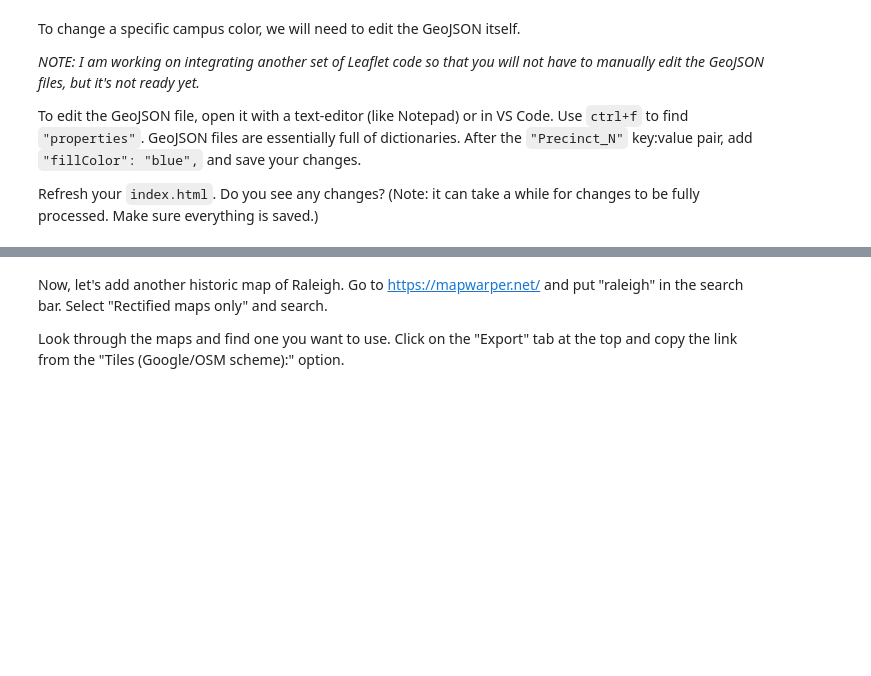
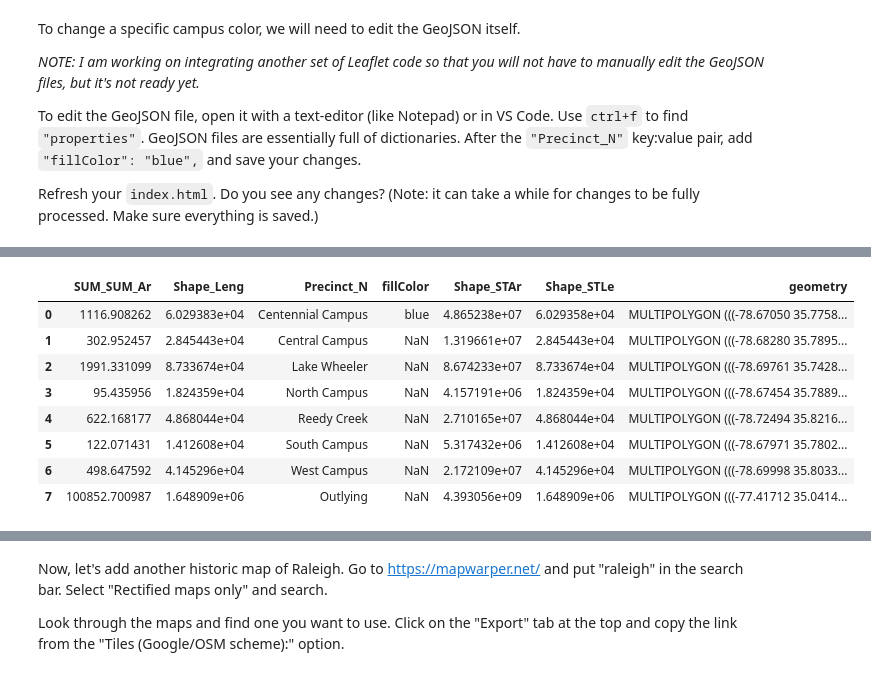
Before and after one commit to madisenwinters/week_12_storymap, a Jupyter notebook: storymap.ipynb, the cells around one changed output, grey strips where cells are left out. Drawn from its saved outputs; the diff is of its cells as text; code cells hidden in the pictures; blank space fills up the shorter version.

```diff
--- a/storymap.ipynb
+++ b/storymap.ipynb
@@ -637,0 +681,17 @@ wake_co.to_file('./geojson/wake_county_census_tracts.geojson', driver='GeoJSON')
+# %%
+# Add Wake county census tracts to your map for a chapter of your choice
+chapter_df = pd.read_csv('./csv/Chapters.csv')
+ncsu_campuses = gpd.read_file('./geojson/NCSU_campuses.geojson')
+meredith = gpd.read_file('./geojson/wake_county_census_tracts.geojson')
+
+ncsu_campuses
+# %% [output]
+|  | SUM_SUM_Ar | Shape_Leng | Precinct_N | fillColor | Shape_STAr | Shape_STLe | geometry |
+| 0 | 1116.908262 | 6.029383e+04 | Centennial Campus | blue | 4.865238e+07 | 6.029358e+04 | MULTIPOLYGON (((-78.67050 35.7758... |
+| 1 | 302.952457 | 2.845443e+04 | Central Campus | NaN | 1.319661e+07 | 2.845443e+04 | MULTIPOLYGON (((-78.68280 35.7895... |
+| 2 | 1991.331099 | 8.733674e+04 | Lake Wheeler | NaN | 8.674233e+07 | 8.733674e+04 | MULTIPOLYGON (((-78.69761 35.7428... |
+| 3 | 95.435956 | 1.824359e+04 | North Campus | NaN | 4.157191e+06 | 1.824359e+04 | MULTIPOLYGON (((-78.67454 35.7889... |
+| 4 | 622.168177 | 4.868044e+04 | Reedy Creek | NaN | 2.710165e+07 | 4.868044e+04 | MULTIPOLYGON (((-78.72494 35.8216... |
+| 5 | 122.071431 | 1.412608e+04 | South Campus | NaN | 5.317432e+06 | 1.412608e+04 | MULTIPOLYGON (((-78.67971 35.7802... |
+| 6 | 498.647592 | 4.145296e+04 | West Campus | NaN | 2.172109e+07 | 4.145296e+04 | MULTIPOLYGON (((-78.69998 35.8033... |
+| 7 | 100852.700987 | 1.648909e+06 | Outlying | NaN | 4.393056e+09 | 1.648909e+06 | MULTIPOLYGON (((-77.41712 35.0414... |
```
Also changed, not shown: parts of 10 cells of this notebook, 2 other files.
